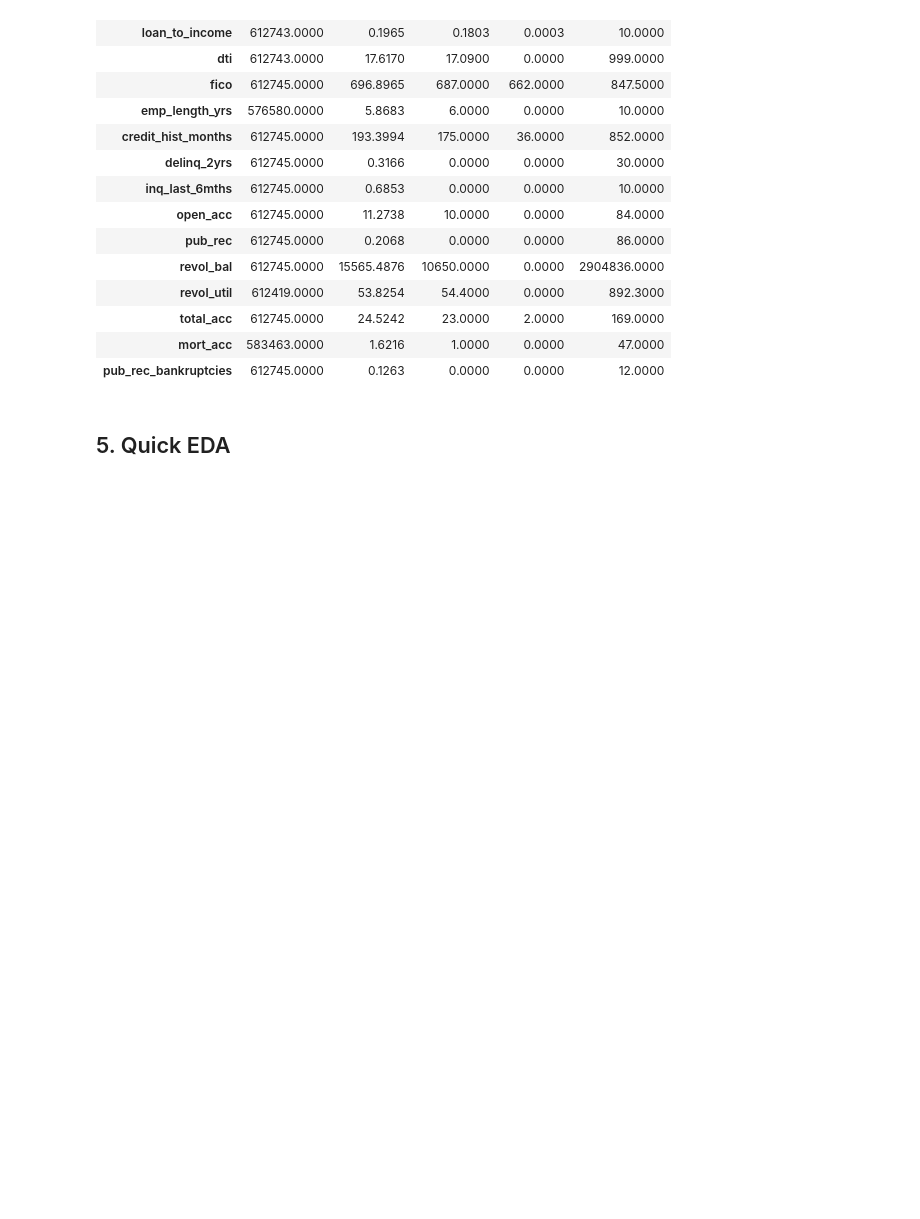
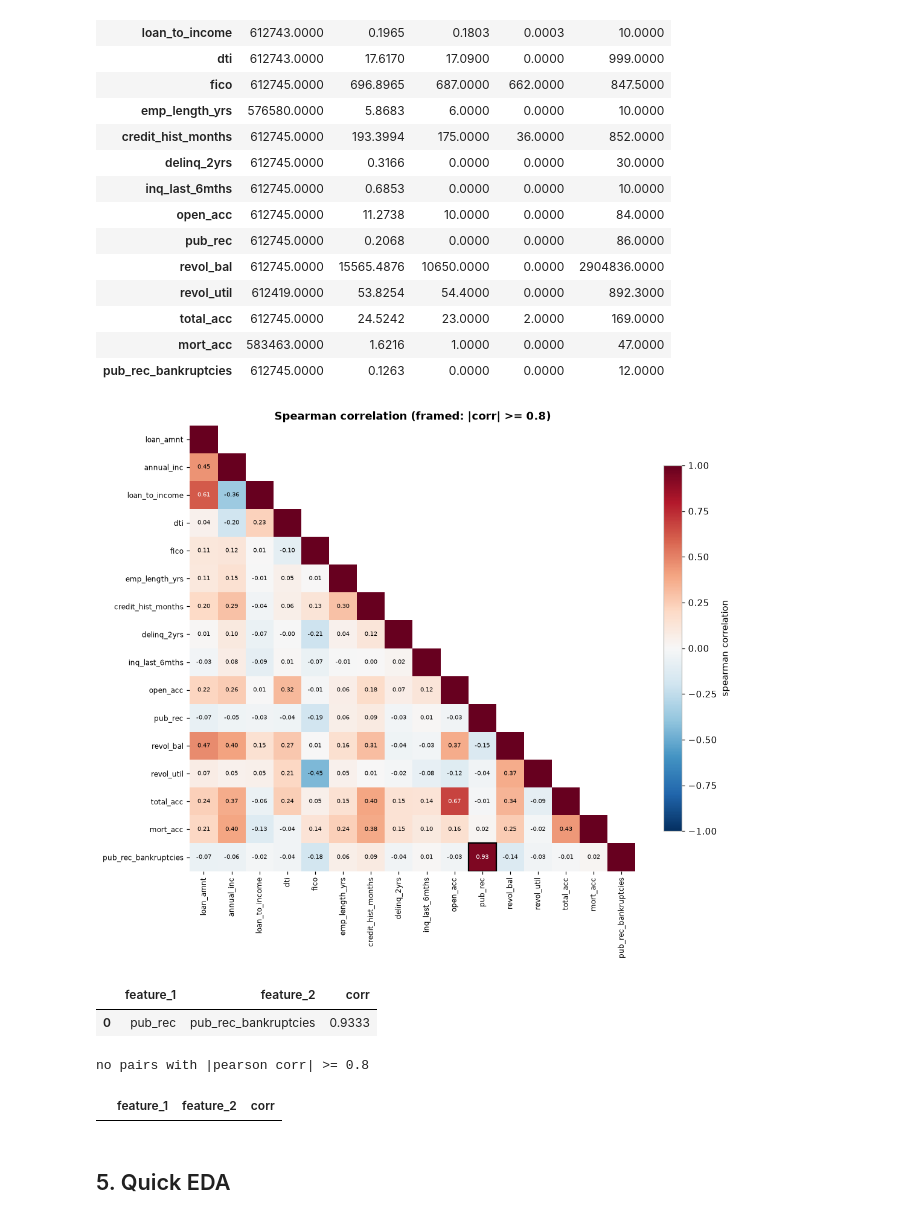
Before and after one commit to natsumisugimoto817/bank-risk-ml, a Jupyter notebook: src/01_credit_scoring_ebm.ipynb, the cells around one changed output. Cells and saved outputs as stored; diff of their text form; code cells hidden in the pictures; blank space fills up the shorter version.

```diff
--- a/src/01_credit_scoring_ebm.ipynb
+++ b/src/01_credit_scoring_ebm.ipynb
@@ -274,6 +275,17 @@ df[FEATURES].describe().T[["count", "mean", "50%", "min", "max"]]
 | total_acc | 612745.0000 | 24.5242 | 23.0000 | 2.0000 | 169.0000 |
 | mort_acc | 583463.0000 | 1.6216 | 1.0000 | 0.0000 | 47.0000 |
 | pub_rec_bankruptcies | 612745.0000 | 0.1263 | 0.0000 | 0.0000 | 12.0000 |
+# %%
+# --- Correlation matrix and high-correlation pairs
+plot_corr_matrix(eda, cols=NUM_FEATURES)
+display(high_corr_pairs(eda, cols=NUM_FEATURES, method="spearman"))
+display(high_corr_pairs(eda, cols=NUM_FEATURES, method="pearson"))
+# %% [output]
+[figure, added]
+|  | feature_1 | feature_2 | corr |
+| 0 | pub_rec | pub_rec_bankruptcies | 0.9333 |
+no pairs with |pearson corr| >= 0.8
+|  | feature_1 | feature_2 | corr |
 # %% [markdown]
 ## 5. Quick EDA
 # %%
```
Also changed, not shown: parts of 10 cells of this notebook, 2 other files.
